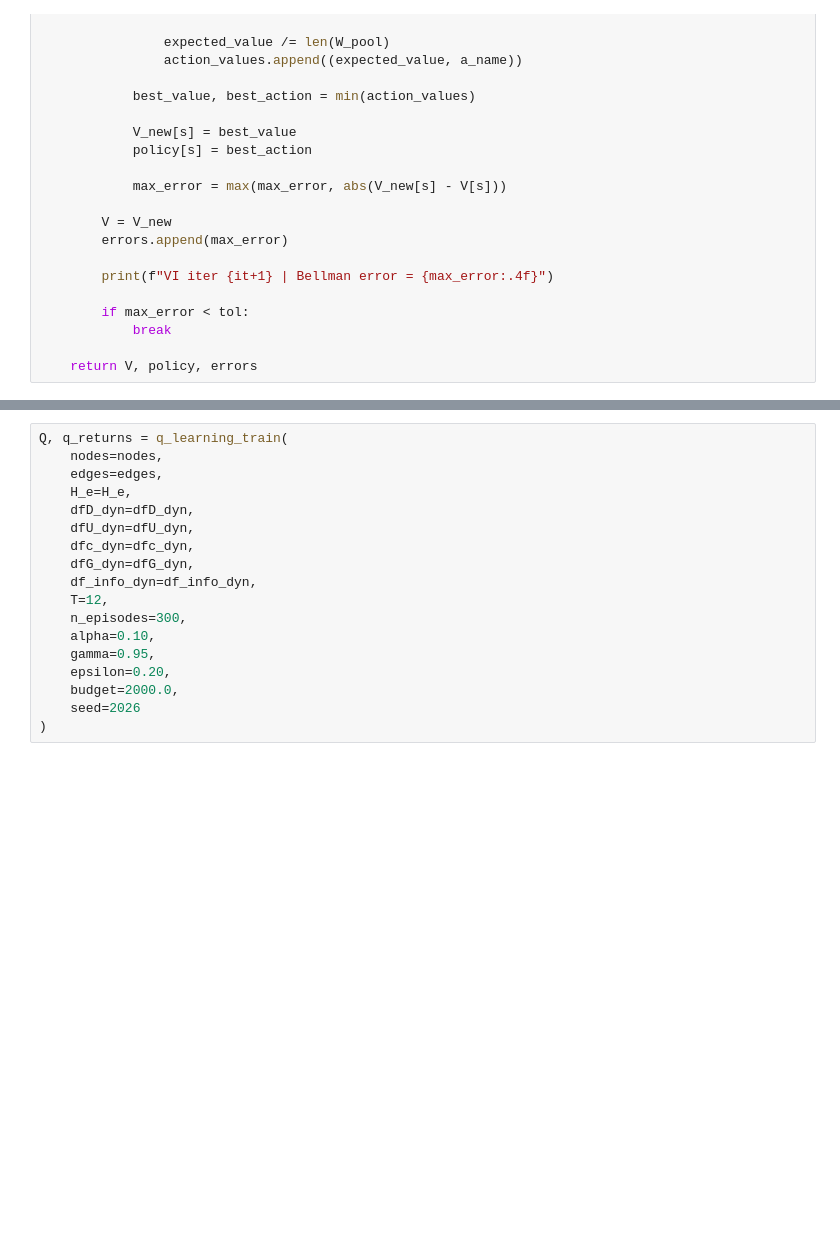
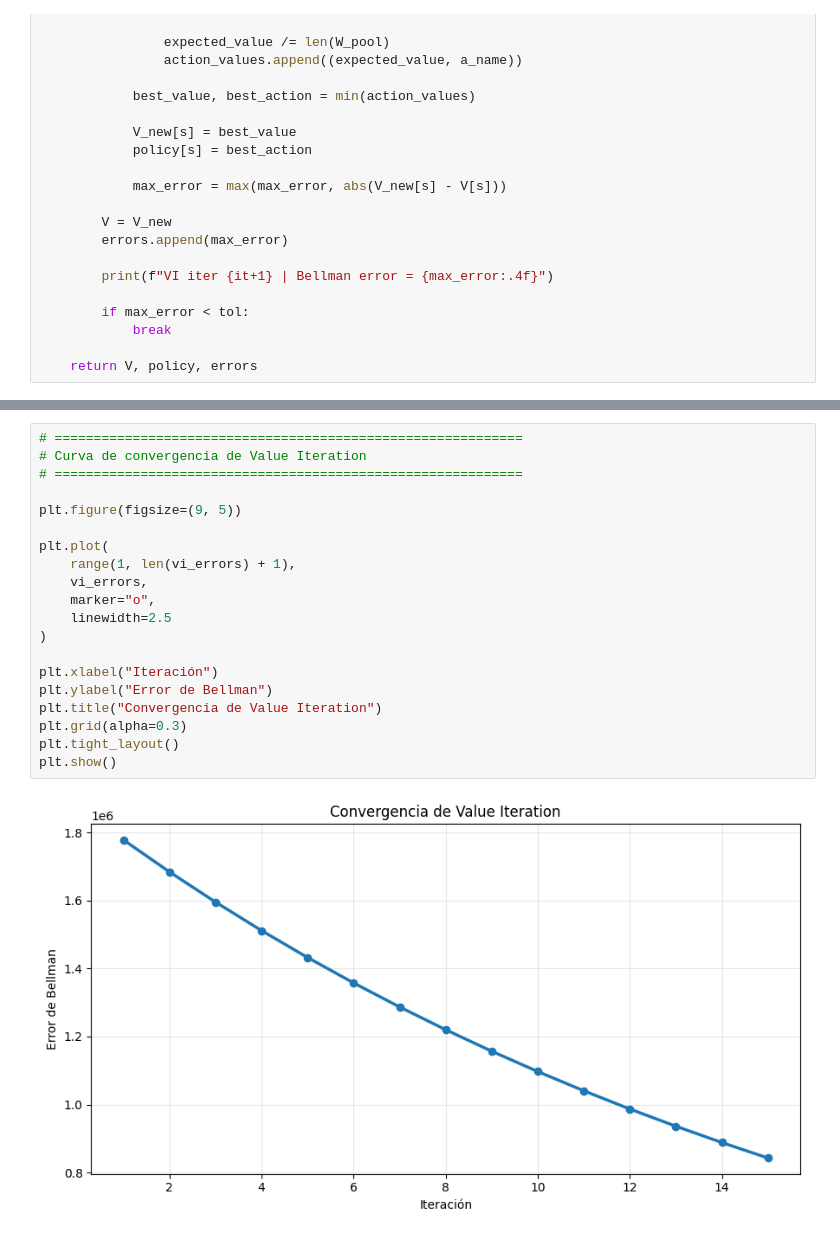
Before and after one commit to sofisacmu/obi_proyecto1, a Jupyter notebook: Entrega 3/modelo copy.ipynb, the cells around one changed output, grey strips where cells are left out. Saved outputs shown, nothing was run; the diff lists cells and outputs as text; blank space fills up the shorter version.

```diff
--- a/Entrega 3/modelo copy.ipynb
+++ b/Entrega 3/modelo copy.ipynb
@@ -1304,18 +1206,22 @@ def q_learning_train(
-# %%
-Q, q_returns = q_learning_train(
-    nodes=nodes,
-    edges=edges,
-    H_e=H_e,
-    dfD_dyn=dfD_dyn,
-    dfU_dyn=dfU_dyn,
-    dfc_dyn=dfc_dyn,
-    dfG_dyn=dfG_dyn,
-    df_info_dyn=df_info_dyn,
-    T=12,
-    n_episodes=300,
-    alpha=0.10,
-    gamma=0.95,
-    epsilon=0.20,
-    budget=2000.0,
-    seed=2026
-)
+# %%
+# ============================================================
+# Curva de convergencia de Value Iteration
+# ============================================================
+
+plt.figure(figsize=(9, 5))
+
+plt.plot(
+    range(1, len(vi_errors) + 1),
+    vi_errors,
+    marker="o",
+    linewidth=2.5
+)
+
+plt.xlabel("Iteración")
+plt.ylabel("Error de Bellman")
+plt.title("Convergencia de Value Iteration")
+plt.grid(alpha=0.3)
+plt.tight_layout()
+plt.show()
+# %% [output]
+[figure, added]
```
Also changed, not shown: parts of 8 cells of this notebook, 5 other files.
